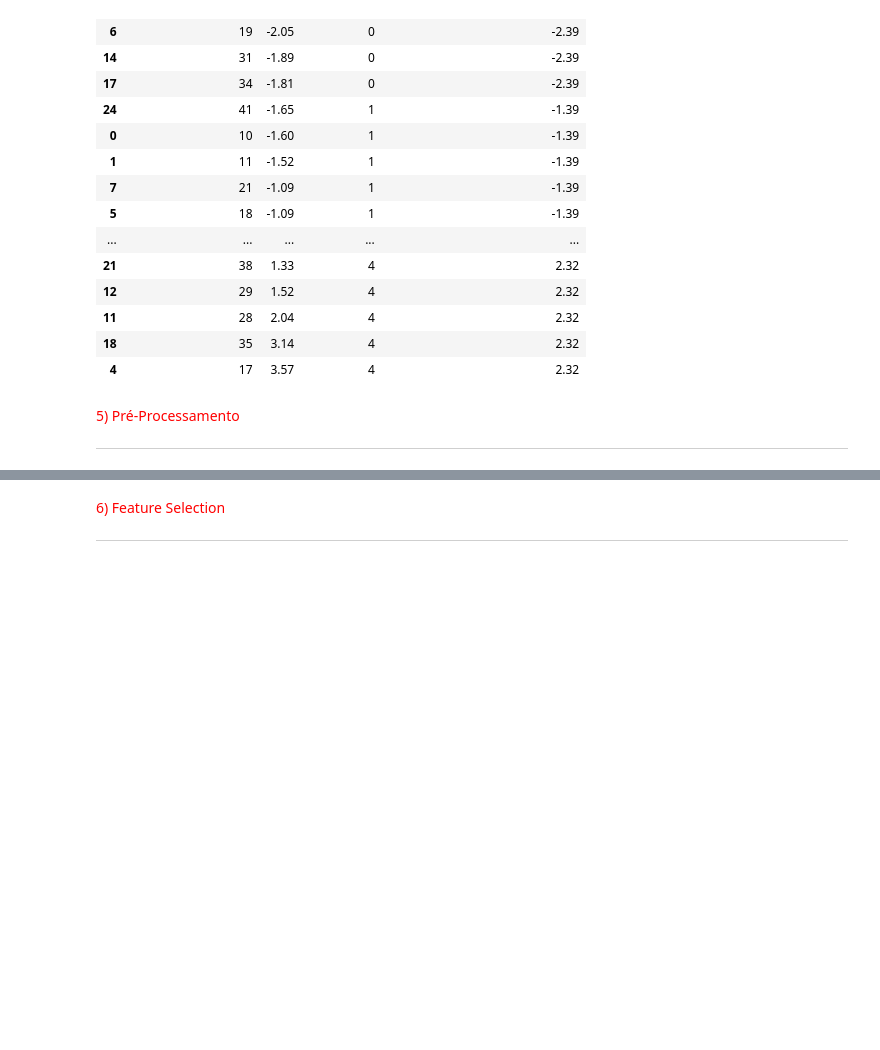
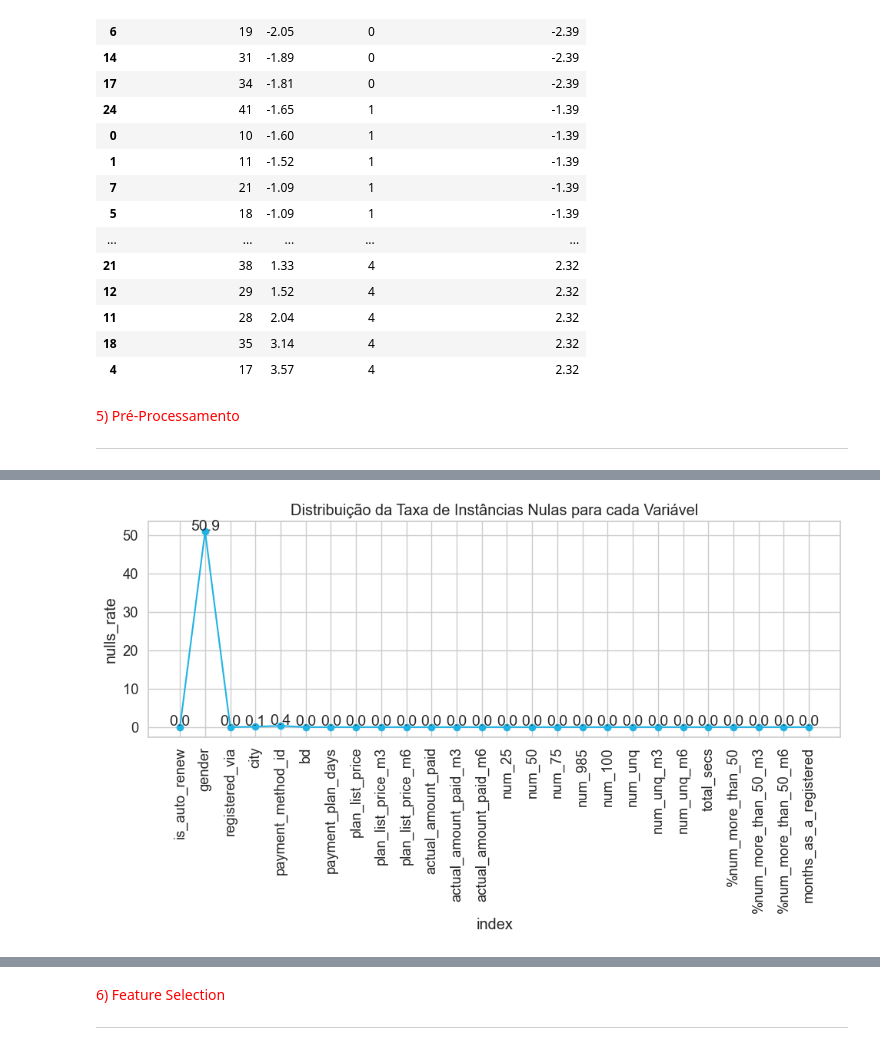
Before and after one commit to leonardovargas10/Case_Data_Master, a Jupyter notebook: Case_Data_Master.ipynb, the cells around one changed output, grey strips where cells are left out. Cells and saved outputs as stored; diff of their text form; code cells hidden in the pictures; blank space fills up the shorter version.

```diff
--- a/Case_Data_Master.ipynb
+++ b/Case_Data_Master.ipynb
@@ -1508,0 +1722,16 @@ for col in df_eda_categoricas[variaveis_categoricas].columns:
+# %%
+df_train = df_train.loc[(~df_train["is_auto_renew"].isnull()) & (~df_train["num_25"].isnull())]
+# %%
+df_nulls = (
+    pd.DataFrame(
+        df_train
+        .drop(["msno", "safra", "churn"], axis = 1)
+        .isnull().sum()
+      )
+      .reset_index()
+      .rename({0:'nulls_amnt'}, axis = 1)
+)
+df_nulls['nulls_rate'] = round((df_nulls['nulls_amnt']/df_train.shape[0])*100, 2)
+plota_grafico_linhas(df_nulls, "index", "nulls_rate", True, "Distribuição da Taxa de Instâncias Nulas para cada Variável")
+# %% [output]
+[figure, added]
```
Also changed, not shown: parts of 47 cells of this notebook.
